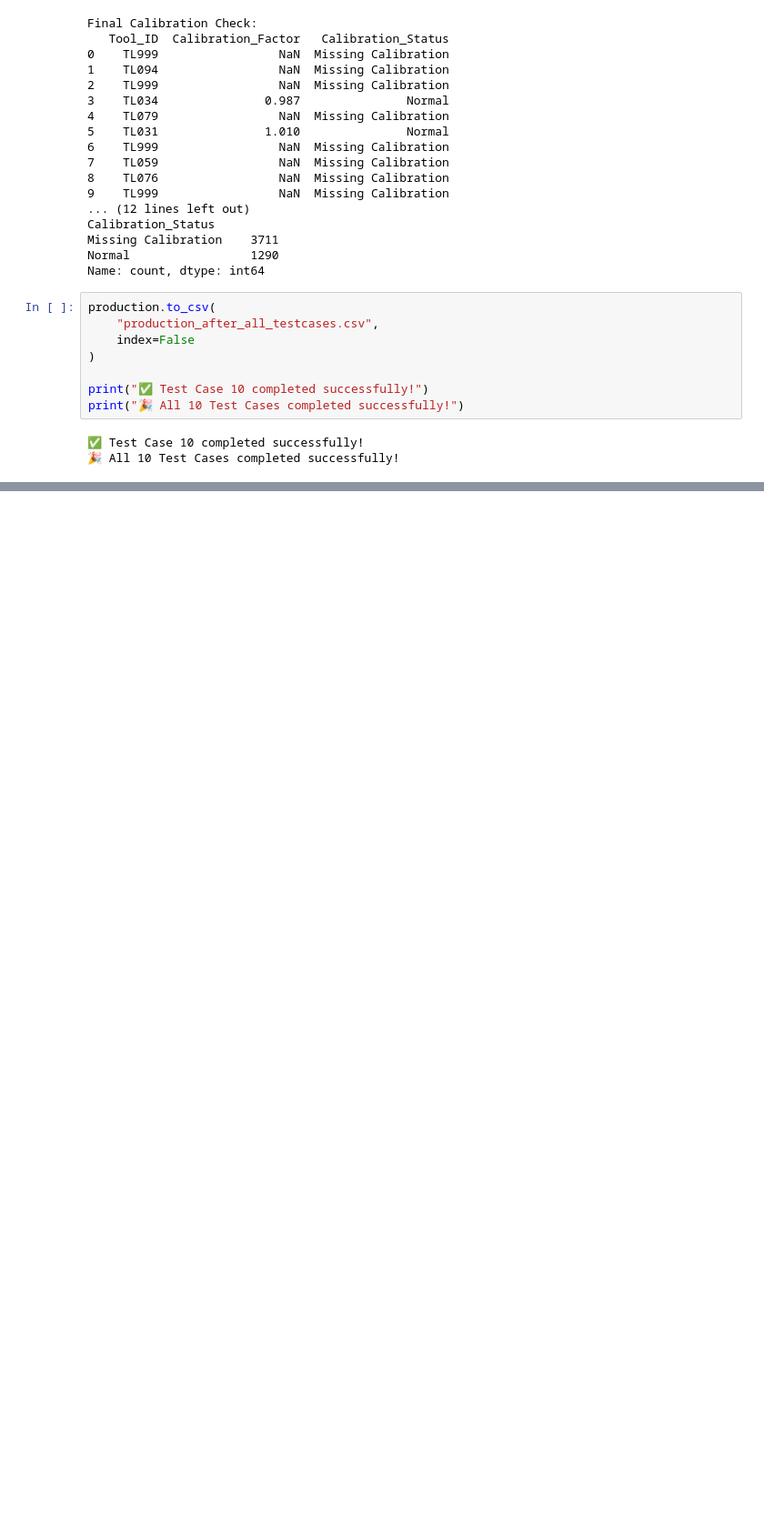
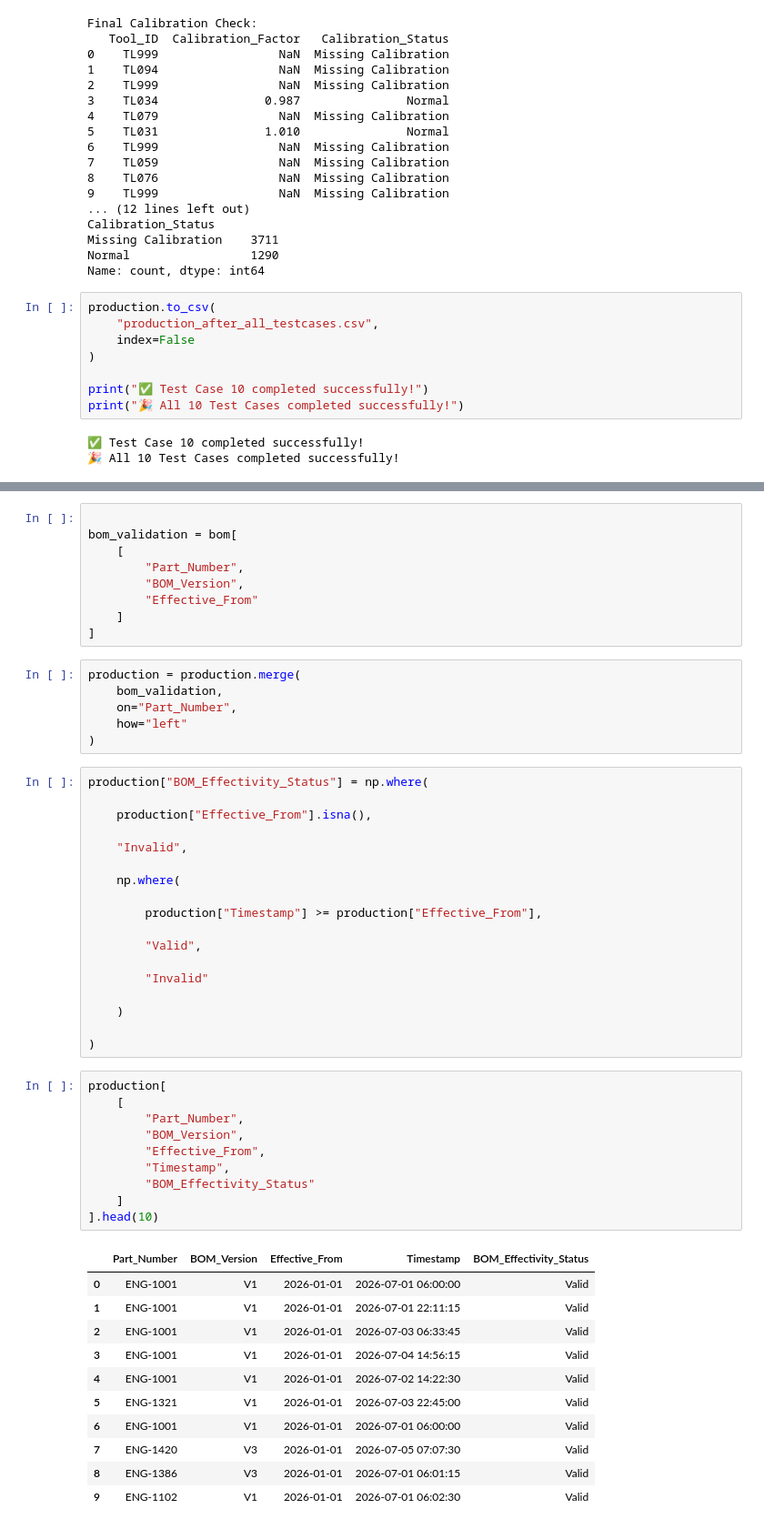
Before and after one commit to chandrachudasahoo4/Car-Manufacturing-Analytics, a Jupyter notebook: operations.ipynb, the cells around one changed output, grey strips where cells are left out. Shown at 91% size. Cells and saved outputs as stored; diff of their text form; blank space fills up the shorter version.

```diff
--- a/operations.ipynb
+++ b/operations.ipynb
@@ -1204,0 +2293,55 @@ print("🎉 All 10 Test Cases completed successfully!")
+# %%
+
+bom_validation = bom[
+    [
+        "Part_Number",
+        "BOM_Version",
+        "Effective_From"
+    ]
+]
+# %%
+production = production.merge(
+    bom_validation,
+    on="Part_Number",
+    how="left"
+)
+# %%
+production["BOM_Effectivity_Status"] = np.where(
+
+    production["Effective_From"].isna(),
+
+    "Invalid",
+
+    np.where(
+
+        production["Timestamp"] >= production["Effective_From"],
+
+        "Valid",
+
+        "Invalid"
+
+    )
+
+)
+# %%
+production[
+    [
+        "Part_Number",
+        "BOM_Version",
+        "Effective_From",
+        "Timestamp",
+        "BOM_Effectivity_Status"
+    ]
+].head(10)
+# %% [output]
+|  | Part_Number | BOM_Version | Effective_From | Timestamp | BOM_Effectivity_Status |
+| 0 | ENG-1001 | V1 | 2026-01-01 | 2026-07-01 06:00:00 | Valid |
+| 1 | ENG-1001 | V1 | 2026-01-01 | 2026-07-01 22:11:15 | Valid |
+| 2 | ENG-1001 | V1 | 2026-01-01 | 2026-07-03 06:33:45 | Valid |
+| 3 | ENG-1001 | V1 | 2026-01-01 | 2026-07-04 14:56:15 | Valid |
+| 4 | ENG-1001 | V1 | 2026-01-01 | 2026-07-02 14:22:30 | Valid |
+| 5 | ENG-1321 | V1 | 2026-01-01 | 2026-07-03 22:45:00 | Valid |
+| 6 | ENG-1001 | V1 | 2026-01-01 | 2026-07-01 06:00:00 | Valid |
+| 7 | ENG-1420 | V3 | 2026-01-01 | 2026-07-05 07:07:30 | Valid |
+| 8 | ENG-1386 | V3 | 2026-01-01 | 2026-07-01 06:01:15 | Valid |
+| 9 | ENG-1102 | V1 | 2026-01-01 | 2026-07-01 06:02:30 | Valid |
```
Also changed, not shown: parts of 116 cells of this notebook, 12 other files.
